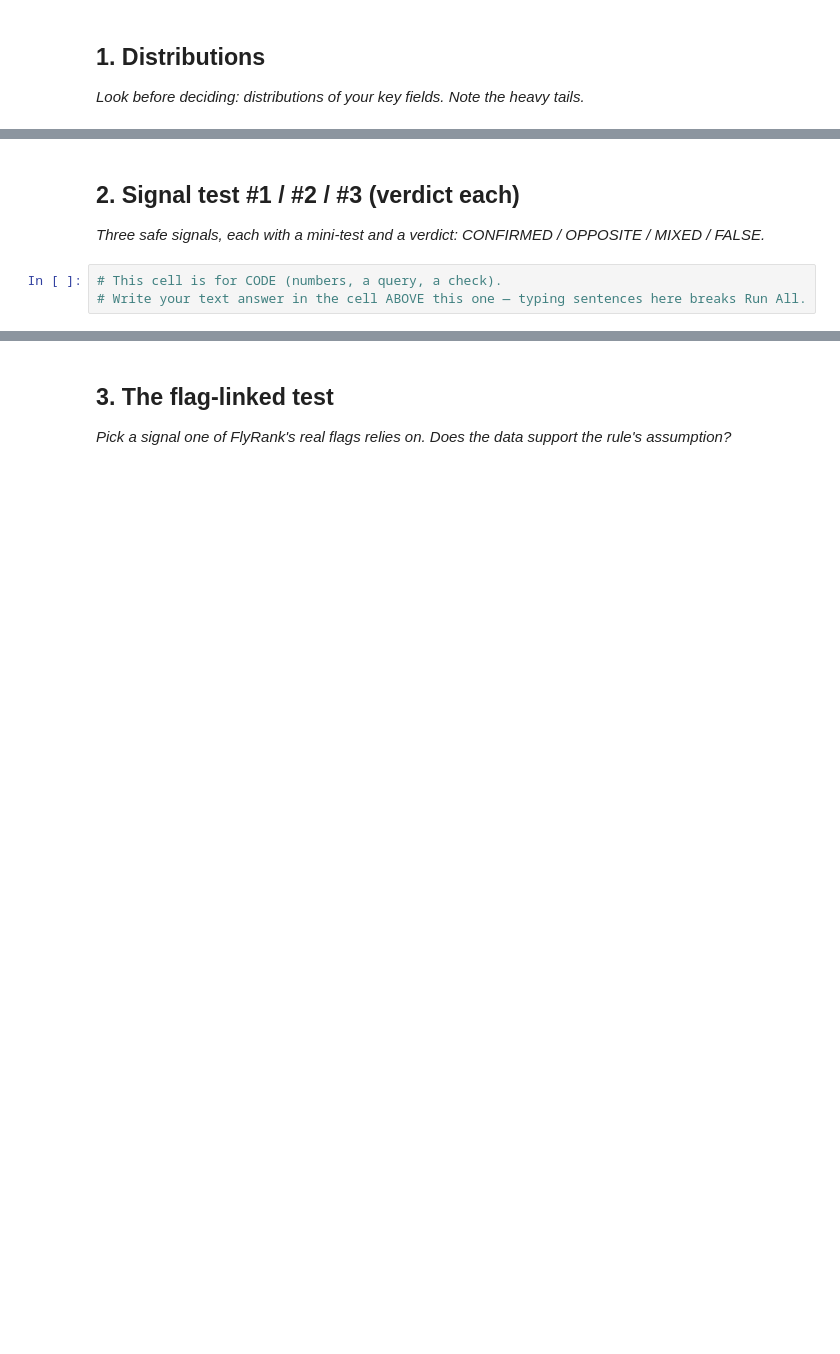
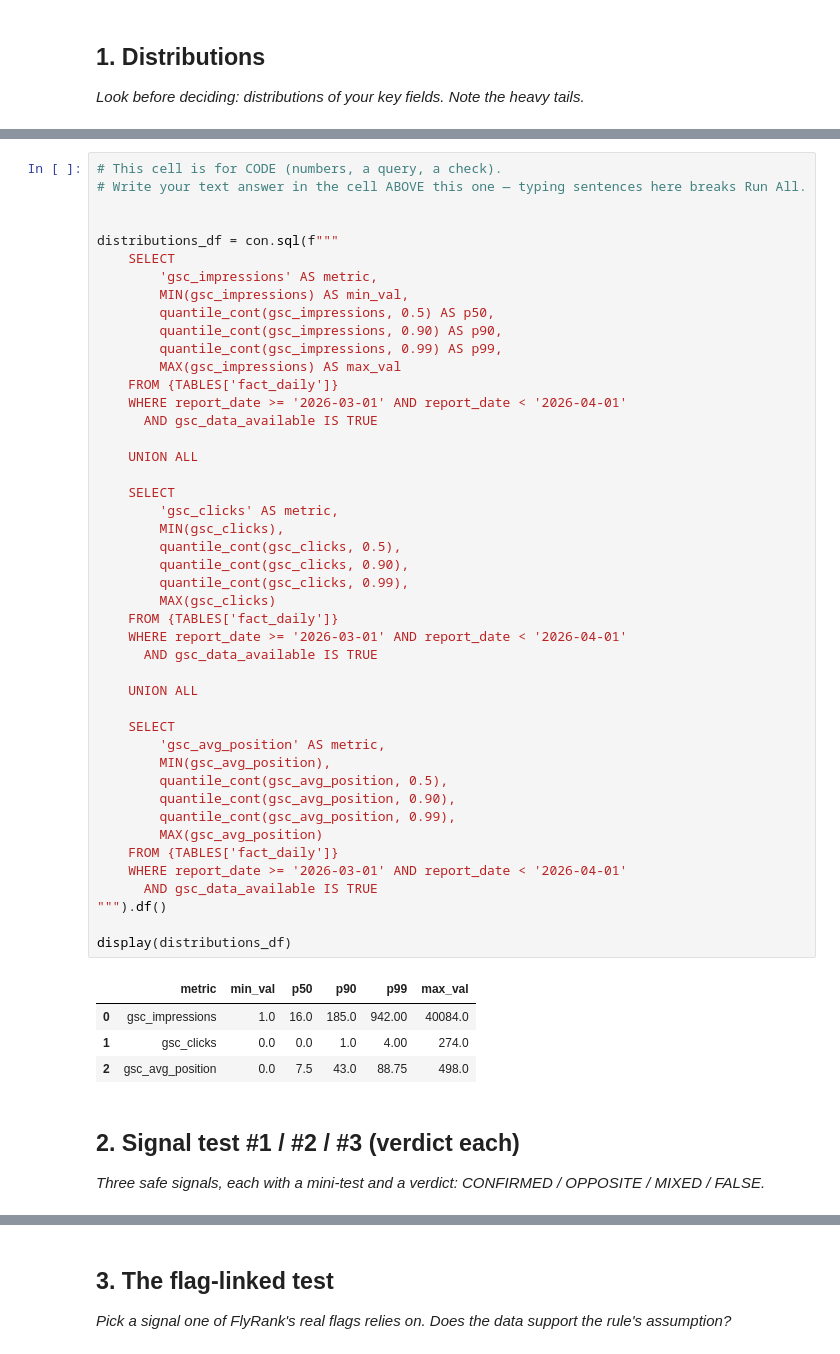
Before and after one commit to Deepr0gth/Flyrank_repo, a Jupyter notebook: work/notebooks/w04_signal_audit.ipynb, the cells around one changed output, grey strips where cells are left out. Drawn from its saved outputs; the diff is of its cells as text; blank space fills up the shorter version.

```diff
--- a/work/notebooks/w04_signal_audit.ipynb
+++ b/work/notebooks/w04_signal_audit.ipynb
@@ -16,7 +61,54 @@ This skeleton is yours to fill. Work the sections **in order** — each one has
+# %%
+# This cell is for CODE (numbers, a query, a check).
+# Write your text answer in the cell ABOVE this one — typing sentences here breaks Run All.
+
+
+distributions_df = con.sql(f"""
+    SELECT
+        'gsc_impressions' AS metric,
+        MIN(gsc_impressions) AS min_val,
+        quantile_cont(gsc_impressions, 0.5) AS p50,
+        quantile_cont(gsc_impressions, 0.90) AS p90,
+        quantile_cont(gsc_impressions, 0.99) AS p99,
+        MAX(gsc_impressions) AS max_val
+    FROM {TABLES['fact_daily']}
+    WHERE report_date >= '2026-03-01' AND report_date < '2026-04-01'
+      AND gsc_data_available IS TRUE
+
+    UNION ALL
+
+    SELECT
+        'gsc_clicks' AS metric,
+        MIN(gsc_clicks),
+        quantile_cont(gsc_clicks, 0.5),
+        quantile_cont(gsc_clicks, 0.90),
+        quantile_cont(gsc_clicks, 0.99),
+        MAX(gsc_clicks)
+    FROM {TABLES['fact_daily']}
+    WHERE report_date >= '2026-03-01' AND report_date < '2026-04-01'
+      AND gsc_data_available IS TRUE
+
+    UNION ALL
+
+    SELECT
+        'gsc_avg_position' AS metric,
+        MIN(gsc_avg_position),
+        quantile_cont(gsc_avg_position, 0.5),
+        quantile_cont(gsc_avg_position, 0.90),
+        quantile_cont(gsc_avg_position, 0.99),
+        MAX(gsc_avg_position)
+    FROM {TABLES['fact_daily']}
+    WHERE report_date >= '2026-03-01' AND report_date < '2026-04-01'
+      AND gsc_data_available IS TRUE
+""").df()
+
+display(distributions_df)
+# %% [output]
+|  | metric | min_val | p50 | p90 | p99 | max_val |
+| 0 | gsc_impressions | 1.0 | 16.0 | 185.0 | 942.00 | 40084.0 |
+| 1 | gsc_clicks | 0.0 | 0.0 | 1.0 | 4.00 | 274.0 |
+| 2 | gsc_avg_position | 0.0 | 7.5 | 43.0 | 88.75 | 498.0 |
 # %% [markdown]
 ## 2. Signal test #1 / #2 / #3 (verdict each)
 
 *Three safe signals, each with a mini-test and a verdict: CONFIRMED / OPPOSITE / MIXED / FALSE.*
-# %%
-# This cell is for CODE (numbers, a query, a check).
-# Write your text answer in the cell ABOVE this one — typing sentences here breaks Run All.
```
Also changed, not shown: parts of 13 cells of this notebook.
